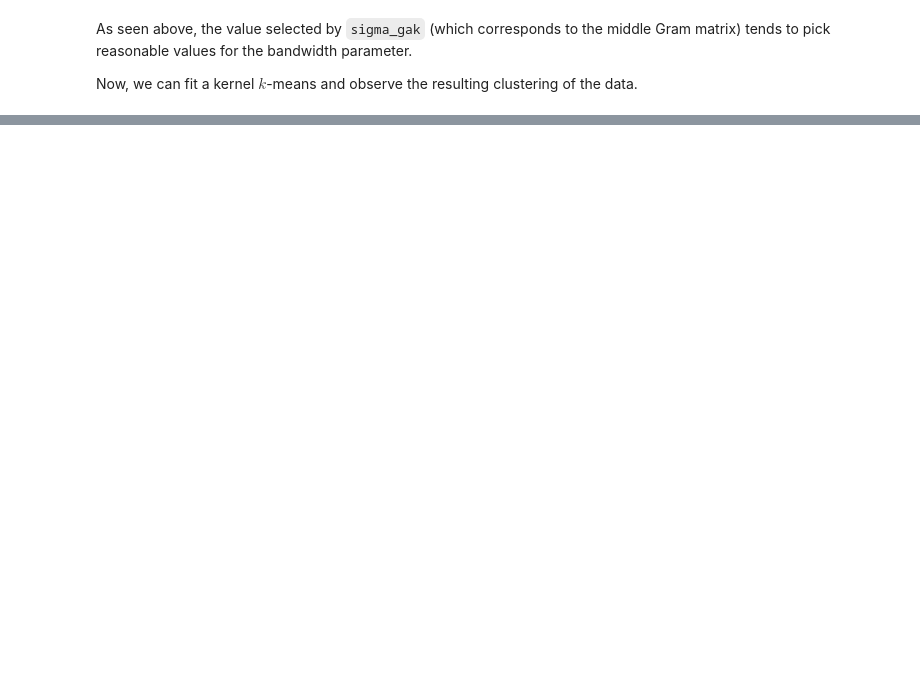
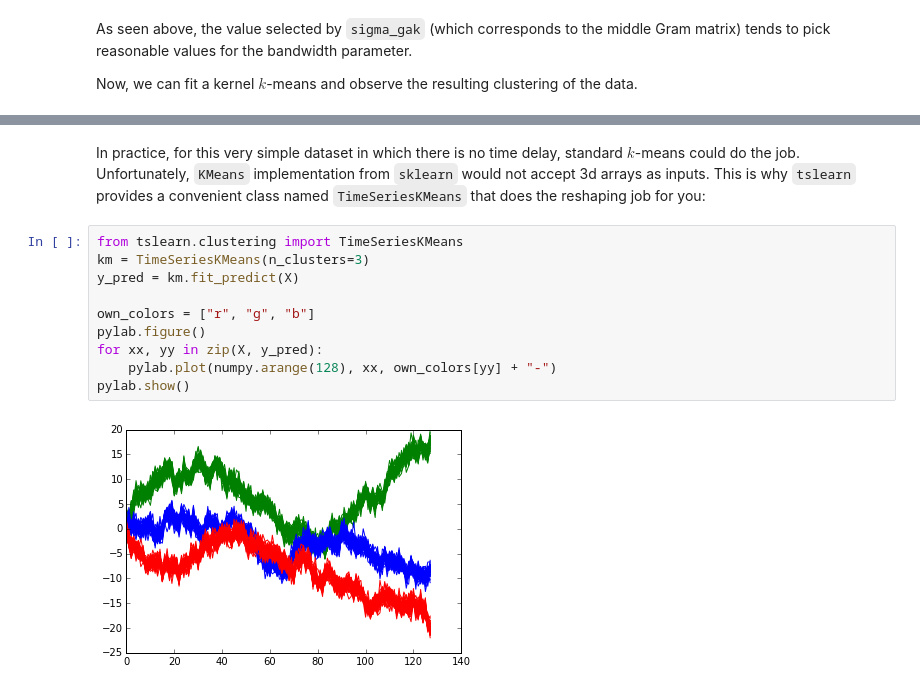
Before and after one commit to tslearn-team/tslearn, a Jupyter notebook: tslearn/docs/examples/ex_clustering.ipynb, the cells around one changed output, grey strips where cells are left out. Saved outputs shown, nothing was run; the diff lists cells and outputs as text; blank space fills up the shorter version.

```diff
--- a/tslearn/docs/examples/ex_clustering.ipynb
+++ b/tslearn/docs/examples/ex_clustering.ipynb
@@ -66,0 +67,14 @@ Init 10
+# %% [markdown]
+In practice, for this very simple dataset in which there is no time delay, standard $k$-means could do the job. Unfortunately, `KMeans` implementation from `sklearn` would not accept 3d arrays as inputs. This is why `tslearn` provides a convenient class named `TimeSeriesKMeans` that does the reshaping job for you:
+# %%
+from tslearn.clustering import TimeSeriesKMeans
+km = TimeSeriesKMeans(n_clusters=3)
+y_pred = km.fit_predict(X)
+
+own_colors = ["r", "g", "b"]
+pylab.figure()
+for xx, yy in zip(X, y_pred):
+    pylab.plot(numpy.arange(128), xx, own_colors[yy] + "-")
+pylab.show()
+# %% [output]
+[figure, added]
```
Also changed, not shown: parts of 3 cells of this notebook, 2 other files.
